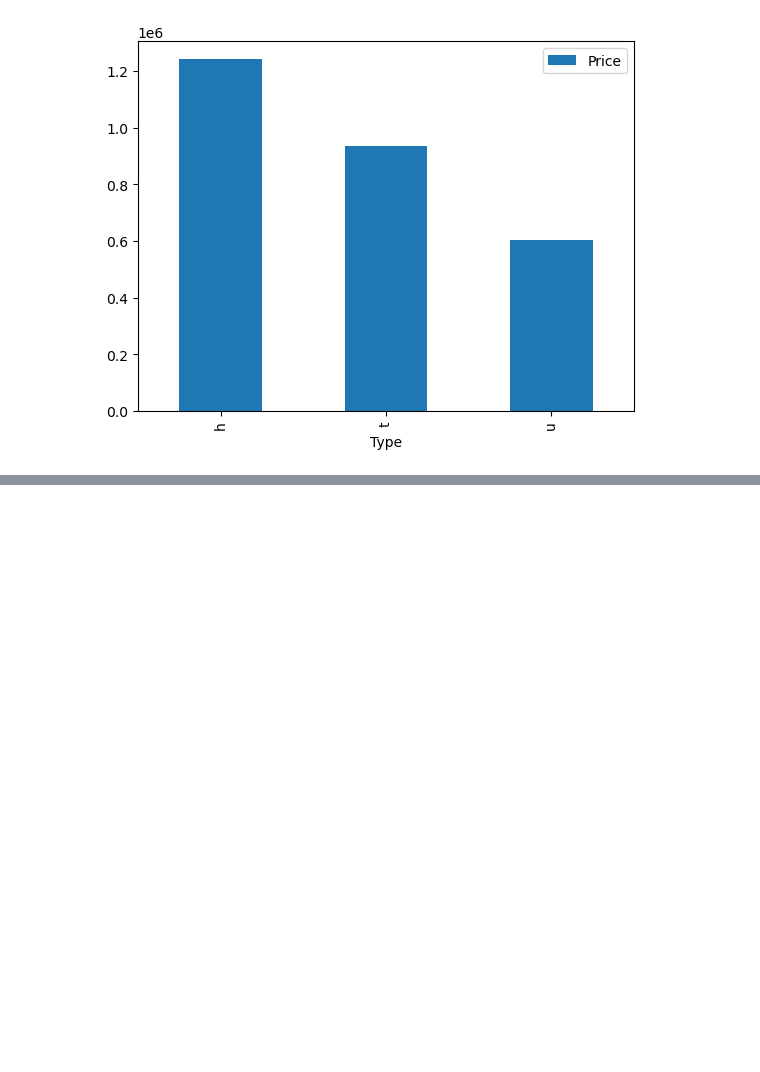
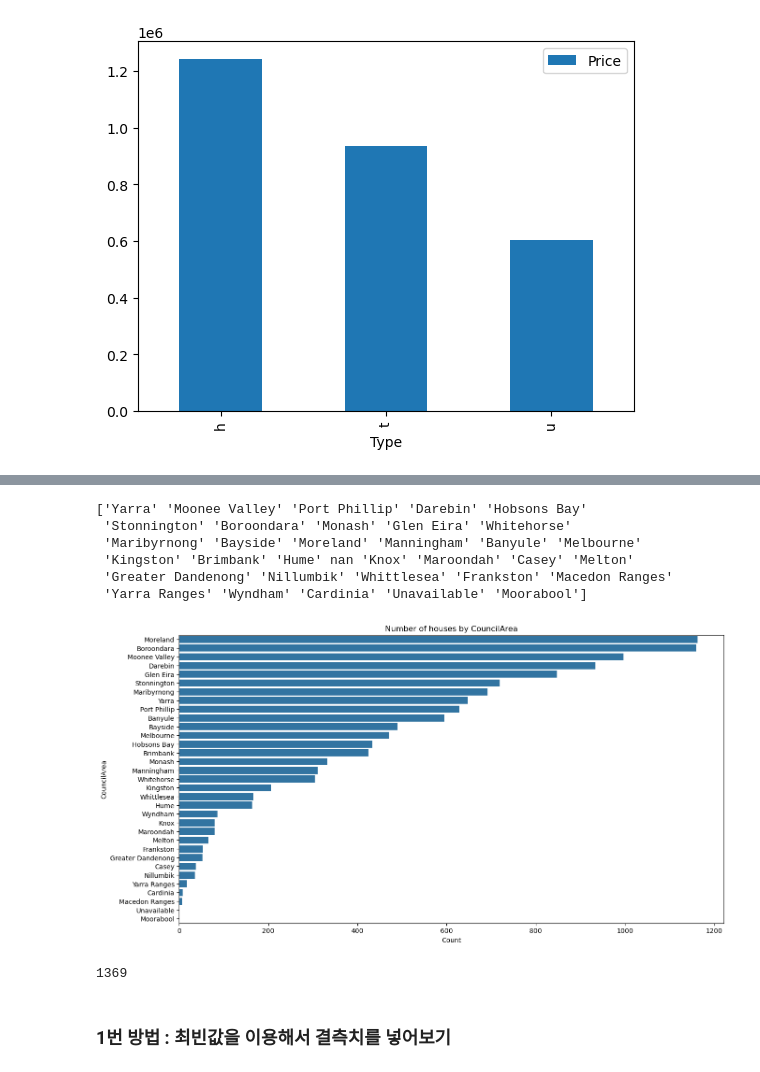
Before and after one commit to Git-Jeong/Machine_Learning, a Jupyter notebook: study/ex_05_선형회귀_활용한_주택_가격의_예측.ipynb, the cells around one changed output, grey strips where cells are left out. Drawn from its saved outputs; the diff is of its cells as text; code cells hidden in the pictures; blank space fills up the shorter version.

```diff
--- a/study/ex_05_선형회귀_활용한_주택_가격의_예측.ipynb
+++ b/study/ex_05_선형회귀_활용한_주택_가격의_예측.ipynb
@@ -177,0 +206,44 @@ lattitude_data
+# %%
+# CouncilArea(관할구역) 값 확인
+# 다만 여기에 결측치가 있었음
+
+# 데이터 고유값 확인
+print(data['CouncilArea'].unique())
+# nan : 결측치는 전부 'nan'으로 처리 됐음을 확인 가능
+# Unavailable : 아직 개척이 덜 된 지역의 거주자, 혹은 인구수가 매우 적은 지역이라 담당 관청이 없을 경우
+#  --> 관할구역이 배정되지 않은 구역도 있다.
+
+councilArea_data = data[['CouncilArea']]
+
+plt.figure(figsize=(15,8))
+
+sns.countplot(data = councilArea_data,
+              y = councilArea_data['CouncilArea'],
+              order=councilArea_data['CouncilArea'].value_counts().index
+             )
+
+plt.xlabel('Count')
+plt.ylabel('CouncilArea')
+
+plt.title('Number of houses by CouncilArea')
+
+plt.show()
+
+# 결측치인 nan의 경우 출력 자체가 되지도 않음
+# %% [output]
+['Yarra' 'Moonee Valley' 'Port Phillip' 'Darebin' 'Hobsons Bay'
+ 'Stonnington' 'Boroondara' 'Monash' 'Glen Eira' 'Whitehorse'
+ 'Maribyrnong' 'Bayside' 'Moreland' 'Manningham' 'Banyule' 'Melbourne'
+ 'Kingston' 'Brimbank' 'Hume' nan 'Knox' 'Maroondah' 'Casey' 'Melton'
+ 'Greater Dandenong' 'Nillumbik' 'Whittlesea' 'Frankston' 'Macedon Ranges'
+ 'Yarra Ranges' 'Wyndham' 'Cardinia' 'Unavailable' 'Moorabool']
+[figure, added]
+# %%
+
+# 결측치 확인
+print(councilArea_data['CouncilArea'].isnull().sum())
+# 전체 데이터의 약 10%에 해당하는 결측치의 양을 확이할 수 있음.
+# %% [output]
+1369
+# %% [markdown]
+### 1번 방법 : 최빈값을 이용해서 결측치를 넣어보기
```
Also changed, not shown: parts of 10 cells of this notebook.
